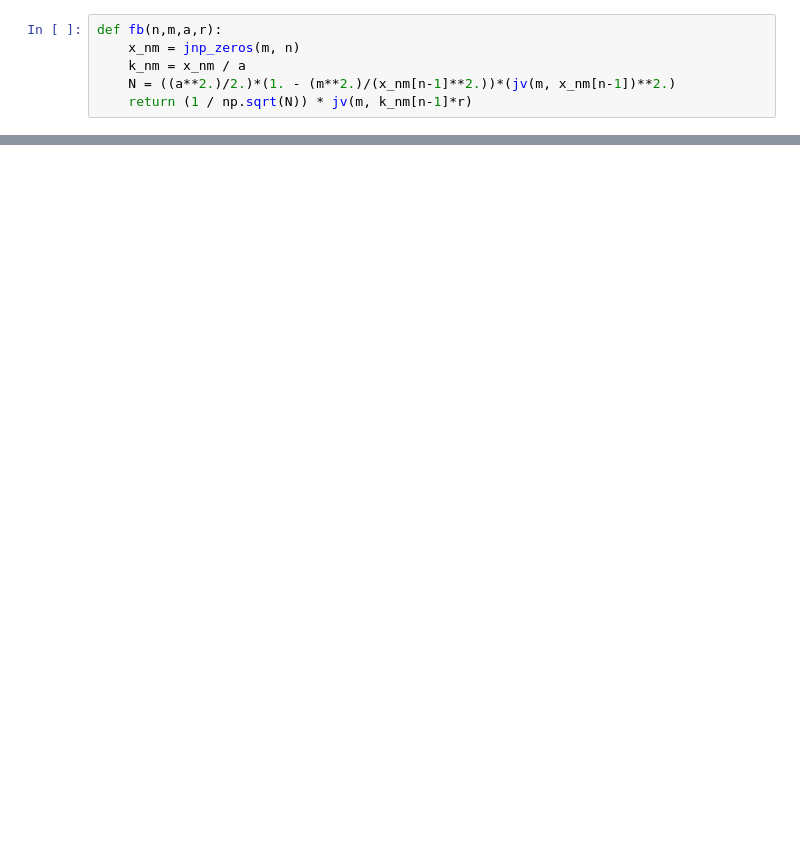
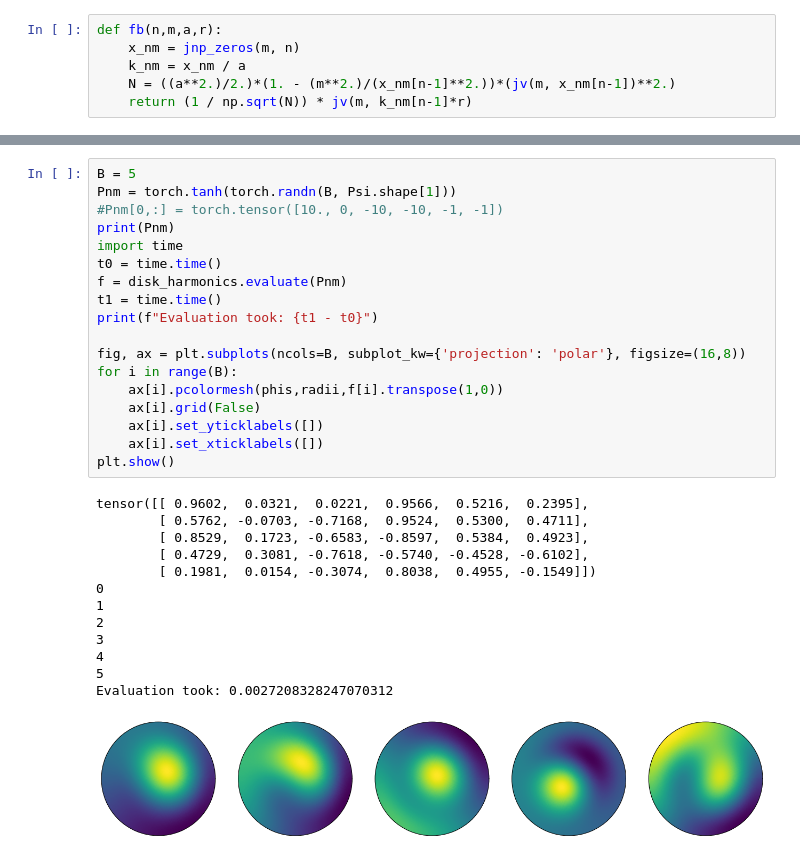
Before and after one commit to ColinKohler/fourier_value_functions, a Jupyter notebook: notebooks/PolarFourierTransform.ipynb, the cells around one changed output, grey strips where cells are left out. Cells and saved outputs as stored; diff of their text form; blank space fills up the shorter version.

```diff
--- a/notebooks/PolarFourierTransform.ipynb
+++ b/notebooks/PolarFourierTransform.ipynb
@@ -282,0 +363,32 @@ plt.show()
+# %%
+B = 5
+Pnm = torch.tanh(torch.randn(B, Psi.shape[1]))
+#Pnm[0,:] = torch.tensor([10., 0, -10, -10, -1, -1])
+print(Pnm)
+import time
+t0 = time.time()
+f = disk_harmonics.evaluate(Pnm)
+t1 = time.time()
+print(f"Evaluation took: {t1 - t0}")
+
+fig, ax = plt.subplots(ncols=B, subplot_kw={'projection': 'polar'}, figsize=(16,8))
+for i in range(B):
+    ax[i].pcolormesh(phis,radii,f[i].transpose(1,0))
+    ax[i].grid(False)
+    ax[i].set_yticklabels([])
+    ax[i].set_xticklabels([])
+plt.show()
+# %% [output]
+tensor([[ 0.9602,  0.0321,  0.0221,  0.9566,  0.5216,  0.2395],
+        [ 0.5762, -0.0703, -0.7168,  0.9524,  0.5300,  0.4711],
+        [ 0.8529,  0.1723, -0.6583, -0.8597,  0.5384,  0.4923],
+        [ 0.4729,  0.3081, -0.7618, -0.5740, -0.4528, -0.6102],
+        [ 0.1981,  0.0154, -0.3074,  0.8038,  0.4955, -0.1549]])
+0
+1
+2
+3
+4
+5
+Evaluation took: 0.0027208328247070312
+[figure, added]
```
Also changed, not shown: parts of 20 cells of this notebook, 20 other files.
